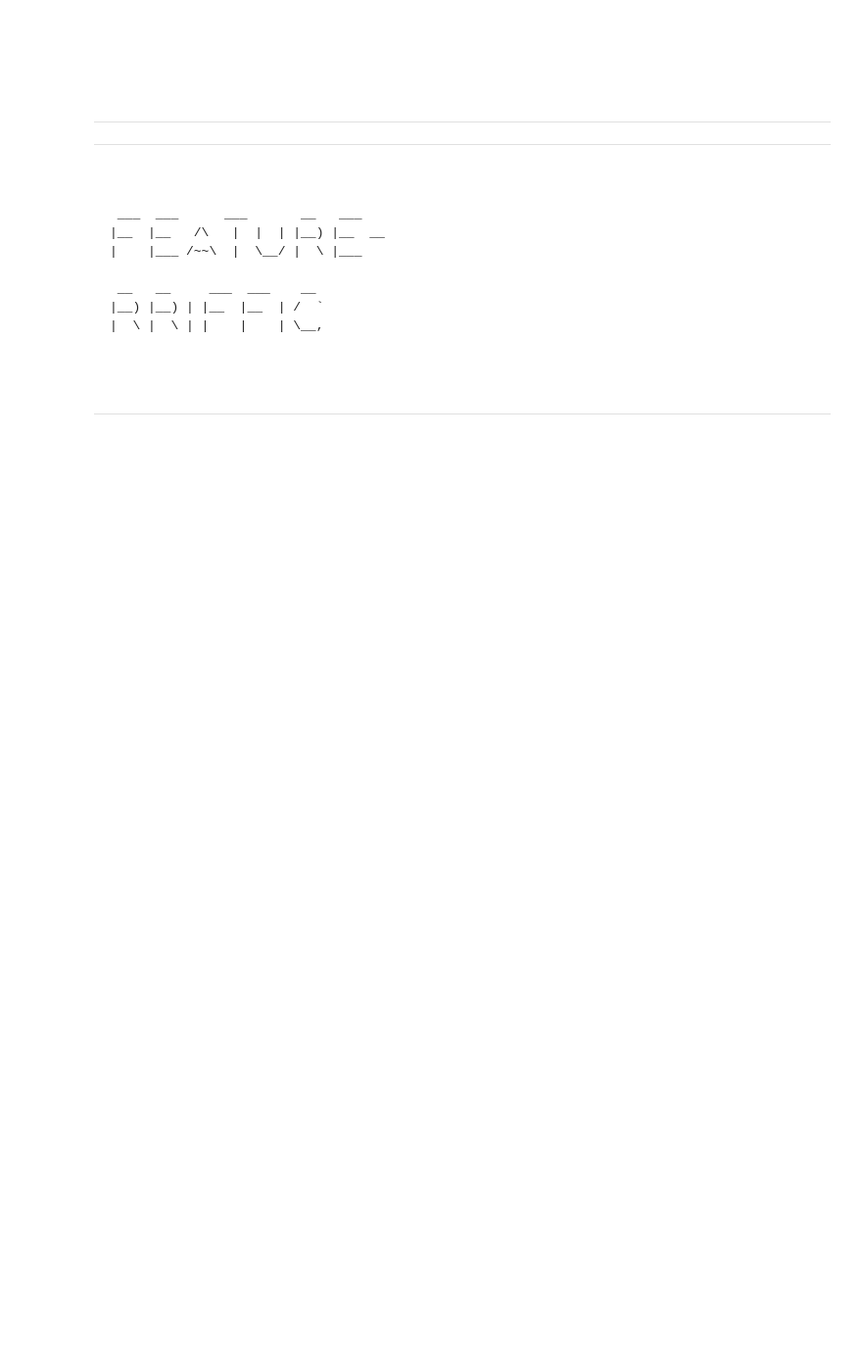
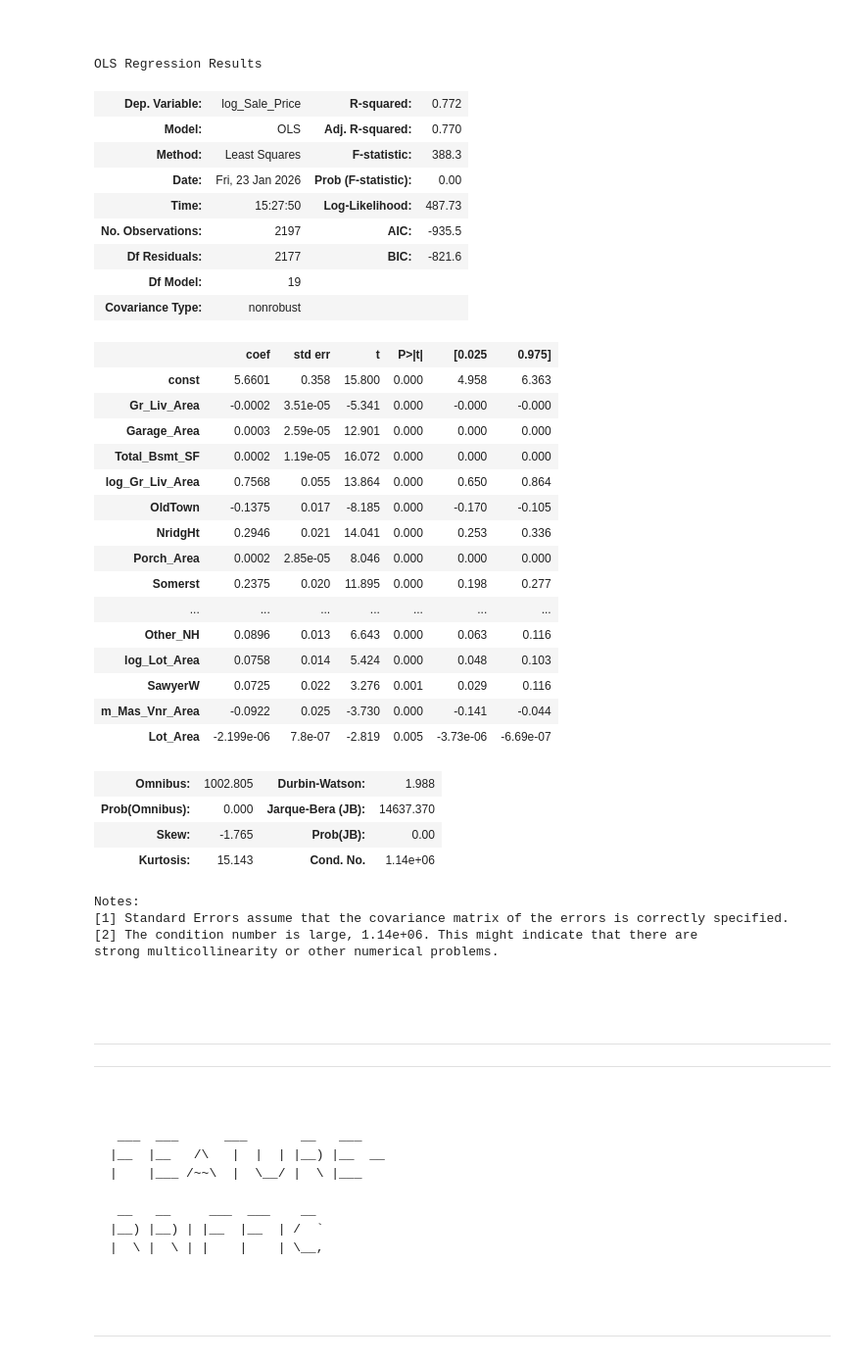
Before and after one commit to mmushonga09-cloud/Computational-Analytics, a Jupyter notebook: Script 03 - Feature Engineering - Guided.ipynb, the cells around one changed output. Shown at 98% size. Saved outputs shown, nothing was run; the diff lists cells and outputs as text; code cells hidden in the pictures; blank space fills up the shorter version.

```diff
--- a/Script 03 - Feature Engineering - Guided.ipynb
+++ b/Script 03 - Feature Engineering - Guided.ipynb
@@ -904,8 +1026,8 @@ sp_model[_____]._____()
 <br>
 # %%
 ## stepwise model using log_Sale_Price ##
-log_sp_model = quick_lm(x_data        = _____,
-                        y_data        = _____,
+log_sp_model = quick_lm(x_data        = x_all.astype(float),
+                        y_data        = log_y,
                         threshold_in  = 0.01,
                         threshold_out = 0.05,
                         test_size     = 0.25)
@@ -913,7 +1053,42 @@ log_sp_model = quick_lm(x_data        = _____,
 <br>
 # %%
 # analyzing model summary
-log_sp_model[_____]._____()
+log_sp_model['model'].summary()
+# %% [output]
+OLS Regression Results
+| Dep. Variable: | log_Sale_Price | R-squared: | 0.772 |
+| Model: | OLS | Adj. R-squared: | 0.770 |
+| Method: | Least Squares | F-statistic: | 388.3 |
+| Date: | Fri, 23 Jan 2026 | Prob (F-statistic): | 0.00 |
+| Time: | 15:27:50 | Log-Likelihood: | 487.73 |
+| No. Observations: | 2197 | AIC: | -935.5 |
+| Df Residuals: | 2177 | BIC: | -821.6 |
+| Df Model: | 19 |  |  |
+| Covariance Type: | nonrobust |  |  |
+|  | coef | std err | t | P>|t| | [0.025 | 0.975] |
+| const | 5.6601 | 0.358 | 15.800 | 0.000 | 4.958 | 6.363 |
+| Gr_Liv_Area | -0.0002 | 3.51e-05 | -5.341 | 0.000 | -0.000 | -0.000 |
+| Garage_Area | 0.0003 | 2.59e-05 | 12.901 | 0.000 | 0.000 | 0.000 |
+| Total_Bsmt_SF | 0.0002 | 1.19e-05 | 16.072 | 0.000 | 0.000 | 0.000 |
+| log_Gr_Liv_Area | 0.7568 | 0.055 | 13.864 | 0.000 | 0.650 | 0.864 |
+| OldTown | -0.1375 | 0.017 | -8.185 | 0.000 | -0.170 | -0.105 |
+| NridgHt | 0.2946 | 0.021 | 14.041 | 0.000 | 0.253 | 0.336 |
+| Porch_Area | 0.0002 | 2.85e-05 | 8.046 | 0.000 | 0.000 | 0.000 |
+| Somerst | 0.2375 | 0.020 | 11.895 | 0.000 | 0.198 | 0.277 |
+| ... | ... | ... | ... | ... | ... | ... |
+| Other_NH | 0.0896 | 0.013 | 6.643 | 0.000 | 0.063 | 0.116 |
+| log_Lot_Area | 0.0758 | 0.014 | 5.424 | 0.000 | 0.048 | 0.103 |
+| SawyerW | 0.0725 | 0.022 | 3.276 | 0.001 | 0.029 | 0.116 |
+| m_Mas_Vnr_Area | -0.0922 | 0.025 | -3.730 | 0.000 | -0.141 | -0.044 |
+| Lot_Area | -2.199e-06 | 7.8e-07 | -2.819 | 0.005 | -3.73e-06 | -6.69e-07 |
+| Omnibus: | 1002.805 | Durbin-Watson: | 1.988 |
+| Prob(Omnibus): | 0.000 | Jarque-Bera (JB): | 14637.370 |
+| Skew: | -1.765 | Prob(JB): | 0.00 |
+| Kurtosis: | 15.143 | Cond. No. | 1.14e+06 |
+Notes:
+[1] Standard Errors assume that the covariance matrix of the errors is correctly specified.
+[2] The condition number is large, 1.14e+06. This might indicate that there are
+strong multicollinearity or other numerical problems.
 # %% [markdown]
 <br><br><hr style="height:.9px;border:none;color:#333;background-color:#333;" /><hr style="height:.9px;border:none;color:#333;background-color:#333;" /><br>
 
```
Also changed, not shown: parts of 13 cells of this notebook.
